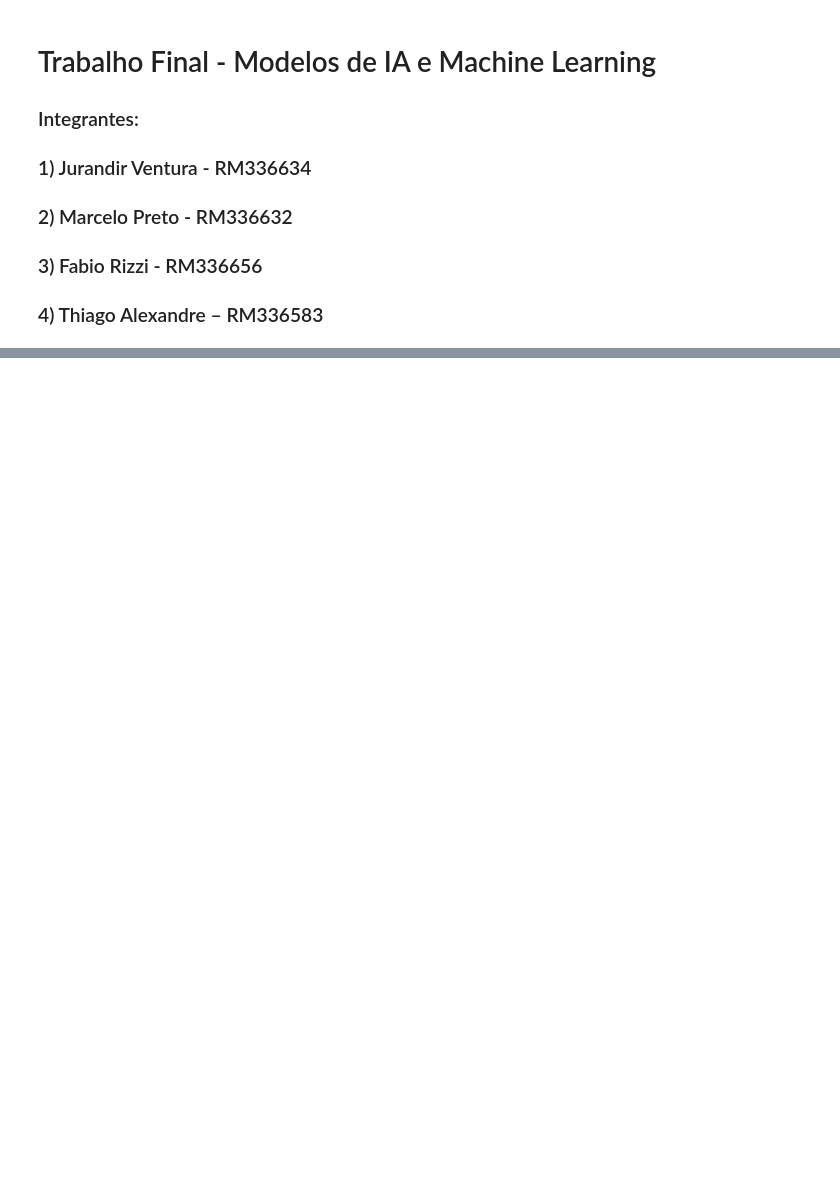
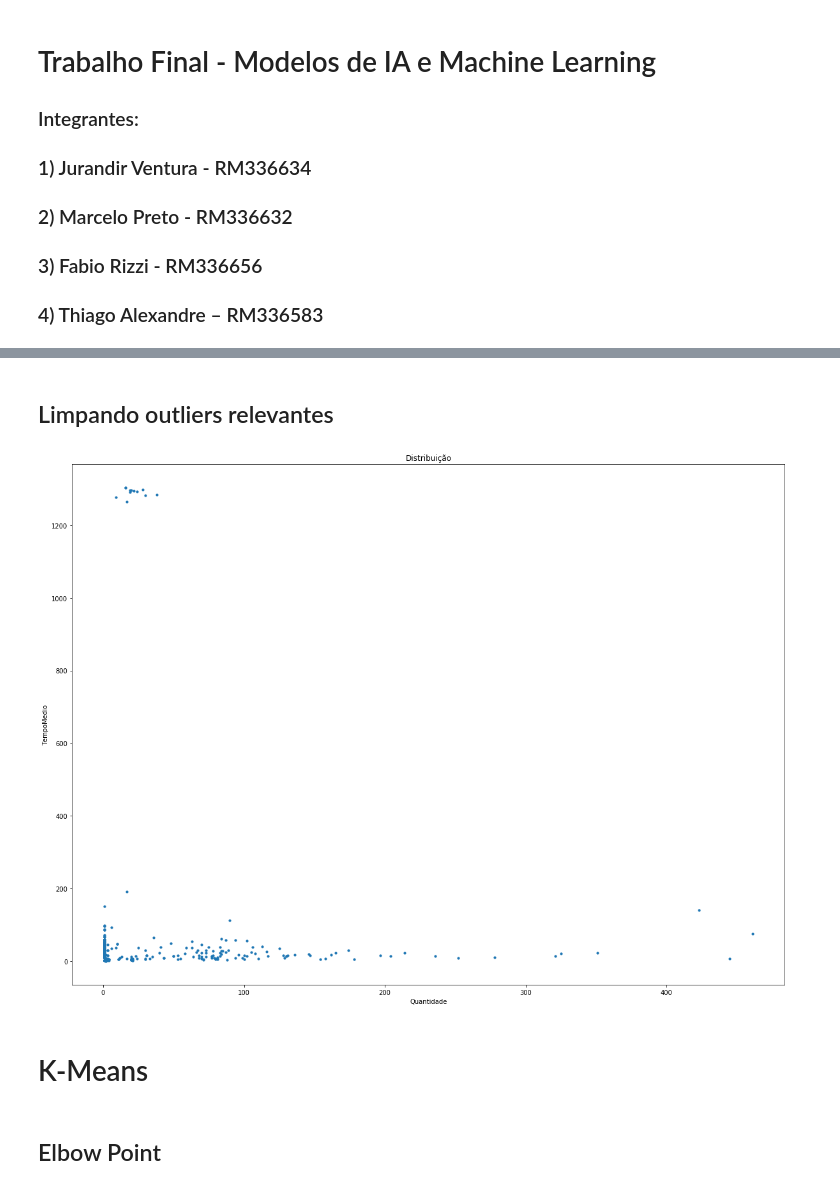
Before and after one commit to JV-cloud/modelos_de_ia_e_ml, a Jupyter notebook: 2.1.ipynb, the cells around one changed output, grey strips where cells are left out. Saved outputs shown, nothing was run; the diff lists cells and outputs as text; code cells hidden in the pictures; blank space fills up the shorter version.

```diff
--- a/2.1.ipynb
+++ b/2.1.ipynb
@@ -31,0 +107,13 @@ dataset.head()
+# %% [markdown]
+## Limpando outliers relevantes
+# %%
+filtered_ds = ds[(np.abs(stats.zscore(ds)) < 10).all(axis=1)]
+
+plt.figure(figsize = (20,15))
+plt.title('Distribuição')
+plt.xlabel('Quantidade')
+plt.ylabel('TempoMedio')
+plt.scatter(x=filtered_ds["Quantidade"],y=filtered_ds["TempoMedio"], s=10)
+plt.show()
+# %% [output]
+[figure, added]
@@ -31,0 +124,4 @@ dataset.head()
+# %% [markdown]
+# K-Means
+# %% [markdown]
+## Elbow Point
```
Also changed, not shown: parts of 28 cells of this notebook.
